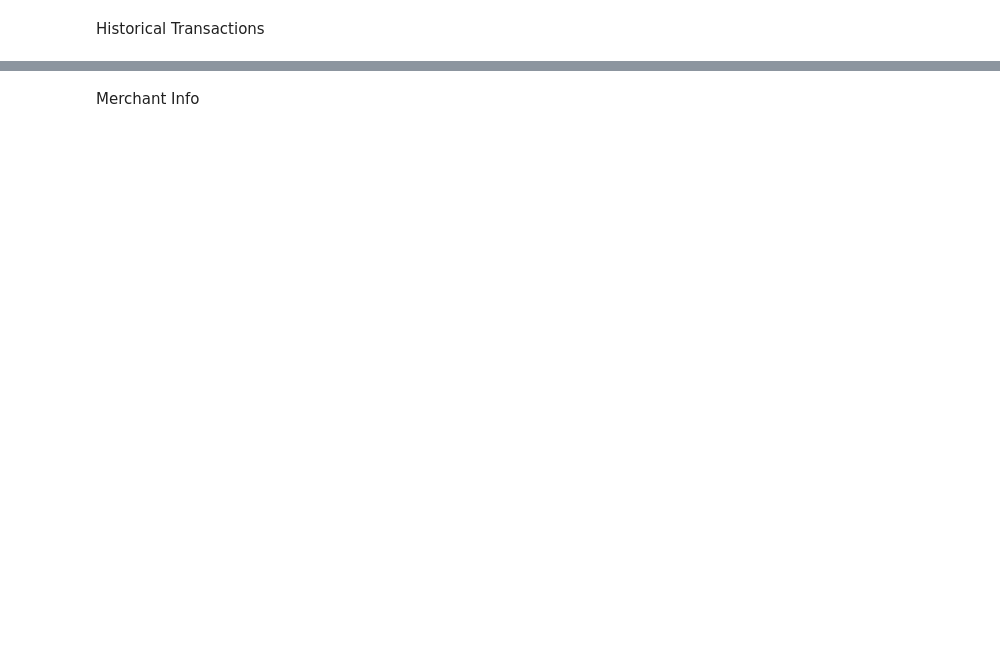
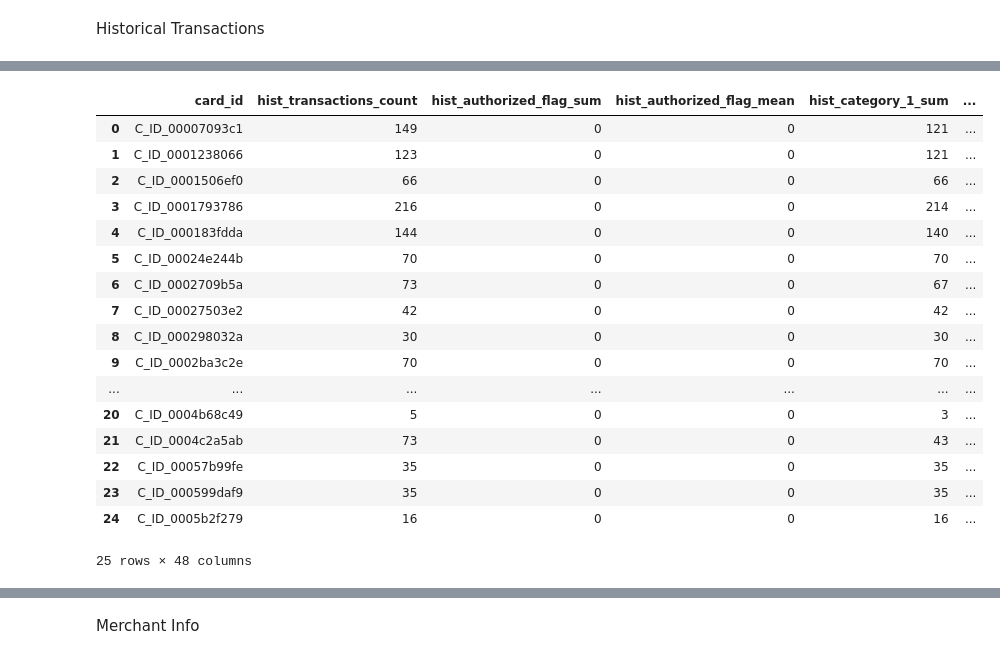
Before and after one commit to johngreibelarsen/understand-customer-loyalty, a Jupyter notebook: basic_kernel_merchant_data.ipynb, the cells around one changed output, grey strips where cells are left out. Cells and saved outputs as stored; diff of their text form; code cells hidden in the pictures; blank space fills up the shorter version.

Commit message:
Commiting last changes where trying to add Merchants data to train and test set

```diff
--- a/basic_kernel_merchant_data.ipynb
+++ b/basic_kernel_merchant_data.ipynb
@@ -739,7 +681,6 @@ def aggregate_historical_transactions(trans, prefix):
         'category_3_1': ['sum', 'mean'],
         'category_3_2': ['sum', 'mean'],
         'category_3_3': ['sum', 'mean'],
-        'merchant_id': ['nunique'],
         'purchase_amount': ['sum', 'mean', 'max', 'min', 'std'],
         'installments': ['sum', 'mean', 'max', 'min', 'std'],
         'purchase_month': ['mean', 'max', 'min', 'std'],
@@ -785,2 +726,7 @@ final_group = aggregate_per_month(df_historical_transactions)
+# %%
+df_temp_train = df_train.copy(deep=True)
+df_temp_test = df_test.copy(deep=True)
+df_temp_hist = df_historical_transactions.copy(deep=True)
+df_temp_merchant = df_merchants.copy(deep=True)
 # %%
-history = aggregate_historical_transactions(df_historical_transactions, prefix='hist_')
+history = aggregate_historical_transactions(df_temp_hist, prefix='hist_')
@@ -786,0 +757,21 @@ history = aggregate_historical_transactions(df_historical_transactions, prefix='
+# %%
+history.head(25)
+# %% [output]
+|  | card_id | hist_transactions_count | hist_authorized_flag_sum | hist_authorized_flag_mean | hist_category_1_sum | ... |
+| 0 | C_ID_00007093c1 | 149 | 0 | 0 | 121 | ... |
+| 1 | C_ID_0001238066 | 123 | 0 | 0 | 121 | ... |
+| 2 | C_ID_0001506ef0 | 66 | 0 | 0 | 66 | ... |
+| 3 | C_ID_0001793786 | 216 | 0 | 0 | 214 | ... |
+| 4 | C_ID_000183fdda | 144 | 0 | 0 | 140 | ... |
+| 5 | C_ID_00024e244b | 70 | 0 | 0 | 70 | ... |
+| 6 | C_ID_0002709b5a | 73 | 0 | 0 | 67 | ... |
+| 7 | C_ID_00027503e2 | 42 | 0 | 0 | 42 | ... |
+| 8 | C_ID_000298032a | 30 | 0 | 0 | 30 | ... |
+| 9 | C_ID_0002ba3c2e | 70 | 0 | 0 | 70 | ... |
+| ... | ... | ... | ... | ... | ... | ... |
+| 20 | C_ID_0004b68c49 | 5 | 0 | 0 | 3 | ... |
+| 21 | C_ID_0004c2a5ab | 73 | 0 | 0 | 43 | ... |
+| 22 | C_ID_00057b99fe | 35 | 0 | 0 | 35 | ... |
+| 23 | C_ID_000599daf9 | 35 | 0 | 0 | 35 | ... |
+| 24 | C_ID_0005b2f279 | 16 | 0 | 0 | 16 | ... |
+25 rows × 48 columns
```
Also changed, not shown: parts of 33 cells of this notebook.
